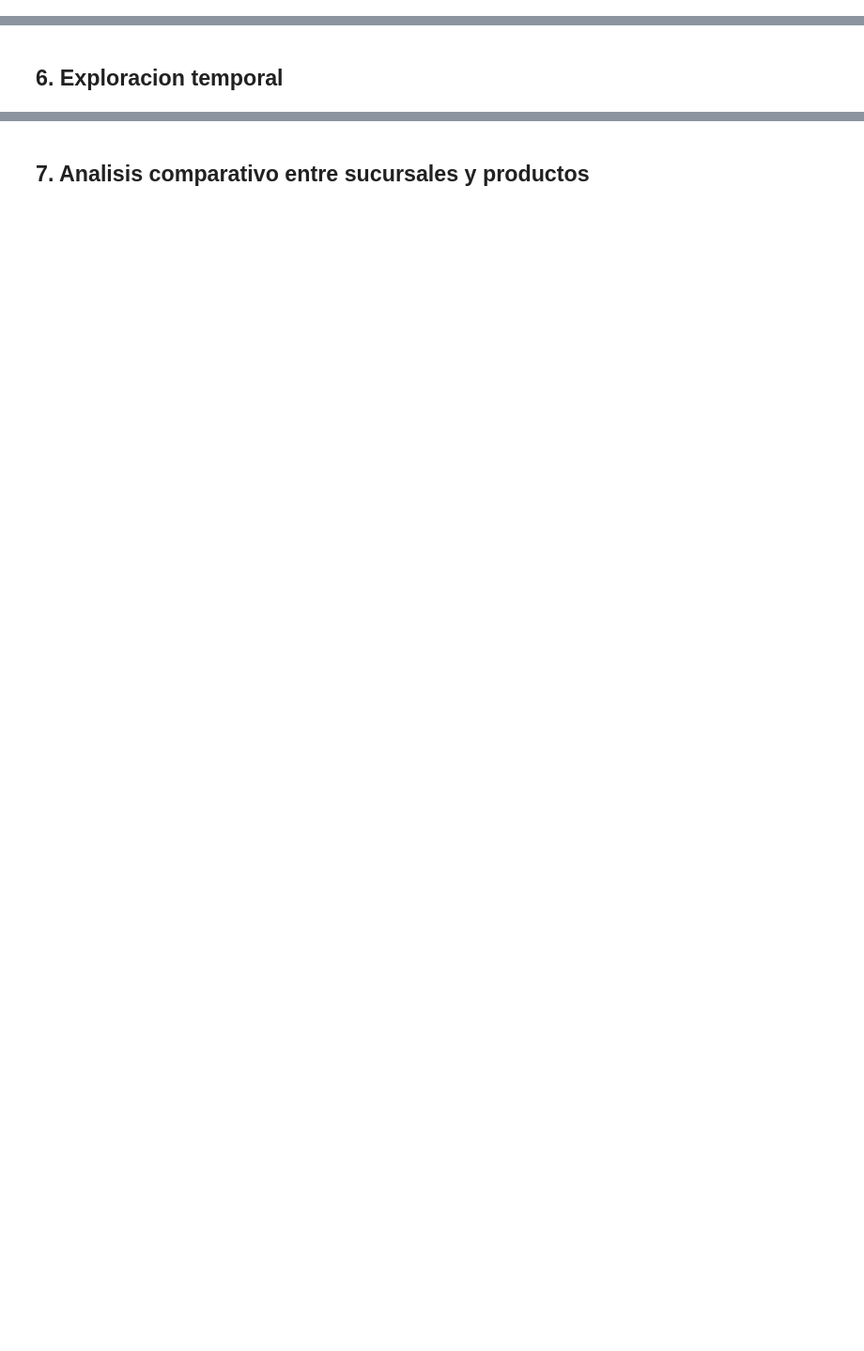
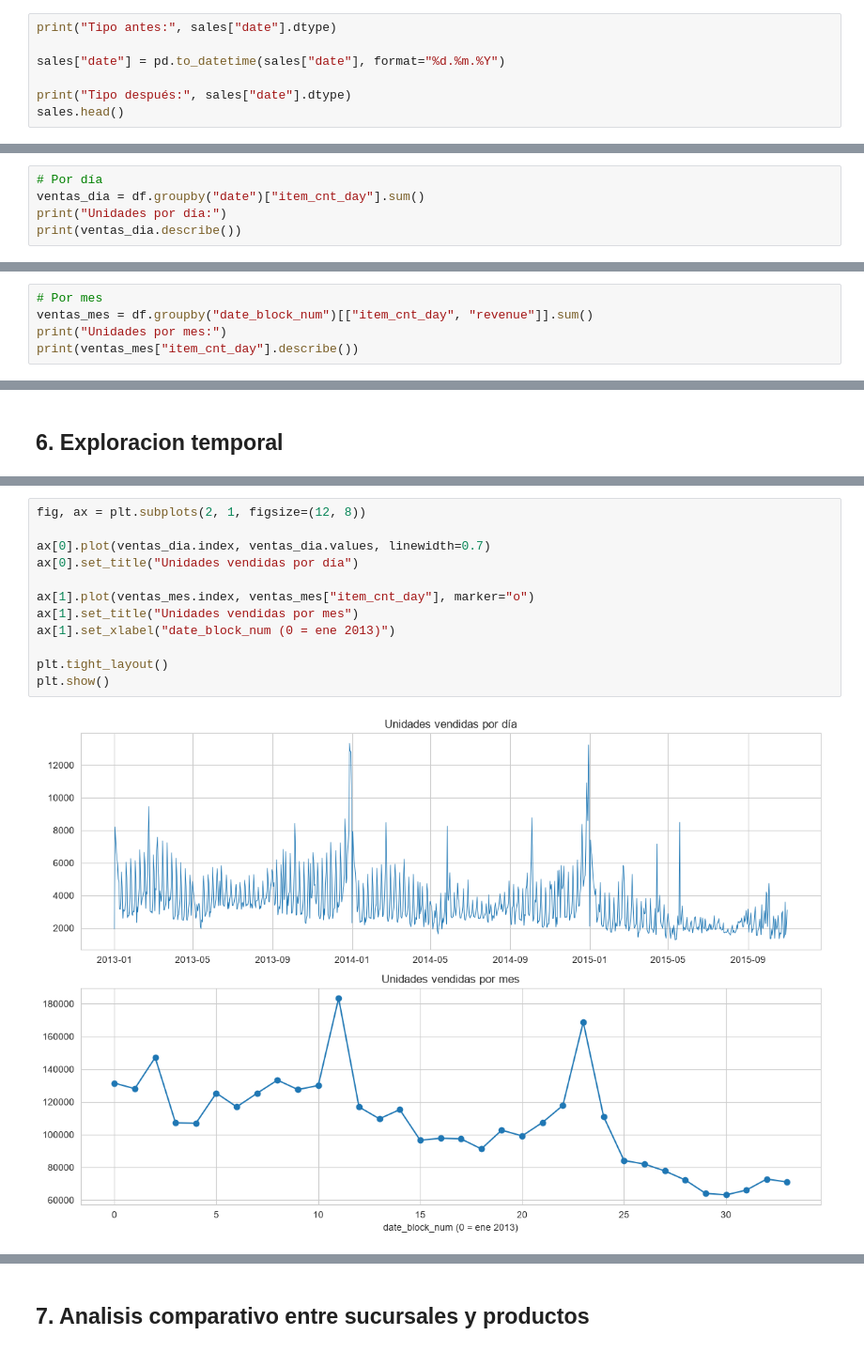
Before and after one commit to 15003165-code/Proyecto-1, a Jupyter notebook: notebooks/01_exploratory_data_analysis.ipynb, the cells around one changed output, grey strips where cells are left out. Shown at 94% size. Drawn from its saved outputs; the diff is of its cells as text; blank space fills up the shorter version.

```diff
--- a/notebooks/01_exploratory_data_analysis.ipynb
+++ b/notebooks/01_exploratory_data_analysis.ipynb
@@ -10,0 +180,7 @@ Brady Monroy (15003165) y Luis Rodolfo Rodriguez
+# %%
+print("Tipo antes:", sales["date"].dtype)
+
+sales["date"] = pd.to_datetime(sales["date"], format="%d.%m.%Y")
+
+print("Tipo después:", sales["date"].dtype)
+sales.head()
@@ -14,0 +539,5 @@ Brady Monroy (15003165) y Luis Rodolfo Rodriguez
+# %%
+# Por día
+ventas_dia = df.groupby("date")["item_cnt_day"].sum()
+print("Unidades por día:")
+print(ventas_dia.describe())
@@ -14,0 +571,5 @@ Brady Monroy (15003165) y Luis Rodolfo Rodriguez
+# %%
+# Por mes
+ventas_mes = df.groupby("date_block_num")[["item_cnt_day", "revenue"]].sum()
+print("Unidades por mes:")
+print(ventas_mes["item_cnt_day"].describe())
@@ -16,0 +643,14 @@ Brady Monroy (15003165) y Luis Rodolfo Rodriguez
+# %%
+fig, ax = plt.subplots(2, 1, figsize=(12, 8))
+
+ax[0].plot(ventas_dia.index, ventas_dia.values, linewidth=0.7)
+ax[0].set_title("Unidades vendidas por día")
+
+ax[1].plot(ventas_mes.index, ventas_mes["item_cnt_day"], marker="o")
+ax[1].set_title("Unidades vendidas por mes")
+ax[1].set_xlabel("date_block_num (0 = ene 2013)")
+
+plt.tight_layout()
+plt.show()
+# %% [output]
+[figure, added]
```
Also changed, not shown: parts of 106 cells of this notebook, 1 other file.
